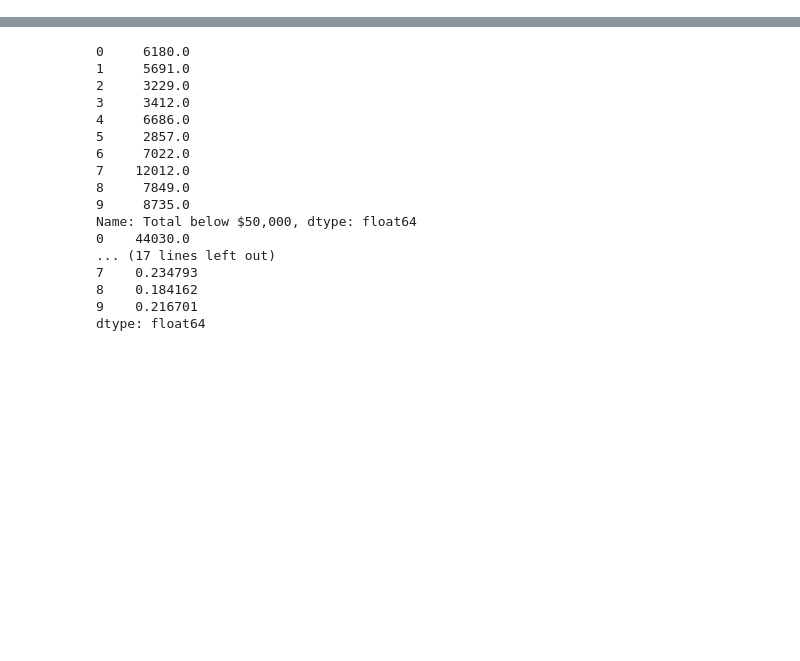
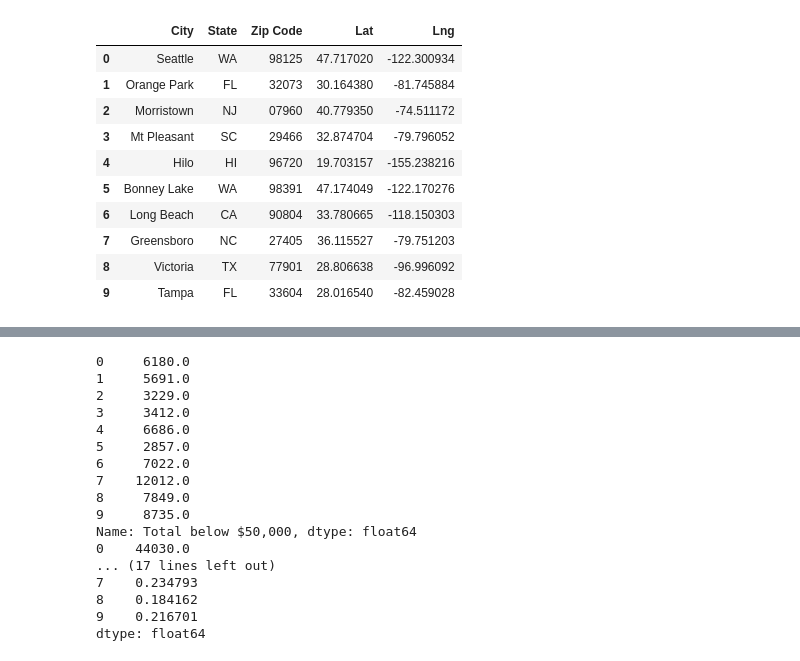
Before and after one commit to OP78142/proj-1-g4, a Jupyter notebook: ProjectWork_Draft.ipynb, the cells around one changed output, grey strips where cells are left out. Cells and saved outputs as stored; diff of their text form; code cells hidden in the pictures; blank space fills up the shorter version.

```diff
--- a/ProjectWork_Draft.ipynb
+++ b/ProjectWork_Draft.ipynb
@@ -116,3 +116,25 @@ highest_merge
+# %%
+randomcities = {'City':['Seattle','Orange Park','Morristown','Mt Pleasant','Hilo','Bonney Lake','Long Beach','Greensboro','Victoria','Tampa'],
+                'State':['WA','FL','NJ','SC','HI','WA','CA','NC','TX','FL'],
+                'Zip Code':[98125, 32073, '07960', 29466, 96720, 98391, 90804, 27405, 77901, 33604],
+                'Lat':[47.71702, 30.16438, 40.77935, 32.874704, 19.703157, 47.174049, 33.780665, 36.115527, 28.806638, 28.01654],
+                'Lng':[-122.300934, -81.745884, -74.511172, -79.796052, -155.238216, -122.170276, -118.150303, -79.751203, -96.996092, -82.459028]}
+randomcities_df = pd.DataFrame(randomcities)
+randomcities_df.dtypes
+
+randomcities_df
+# %% [output]
+|  | City | State | Zip Code | Lat | Lng |
+| 0 | Seattle | WA | 98125 | 47.717020 | -122.300934 |
+| 1 | Orange Park | FL | 32073 | 30.164380 | -81.745884 |
+| 2 | Morristown | NJ | 07960 | 40.779350 | -74.511172 |
+| 3 | Mt Pleasant | SC | 29466 | 32.874704 | -79.796052 |
+| 4 | Hilo | HI | 96720 | 19.703157 | -155.238216 |
+| 5 | Bonney Lake | WA | 98391 | 47.174049 | -122.170276 |
+| 6 | Long Beach | CA | 90804 | 33.780665 | -118.150303 |
+| 7 | Greensboro | NC | 27405 | 36.115527 | -79.751203 |
+| 8 | Victoria | TX | 77901 | 28.806638 | -96.996092 |
+| 9 | Tampa | FL | 33604 | 28.016540 | -82.459028 |
 # %%
 census_data_Random = c.acs5.get(("B17020_002E","B17020_010E","B01003_001E"), {"for": "zip code tabulation area:98125,98391,27405,32073,33604,90804,96720,29466,07960,77901"})
 census_pd_Random = pd.DataFrame(census_data_Random)
```
Also changed, not shown: parts of 8 cells of this notebook.
